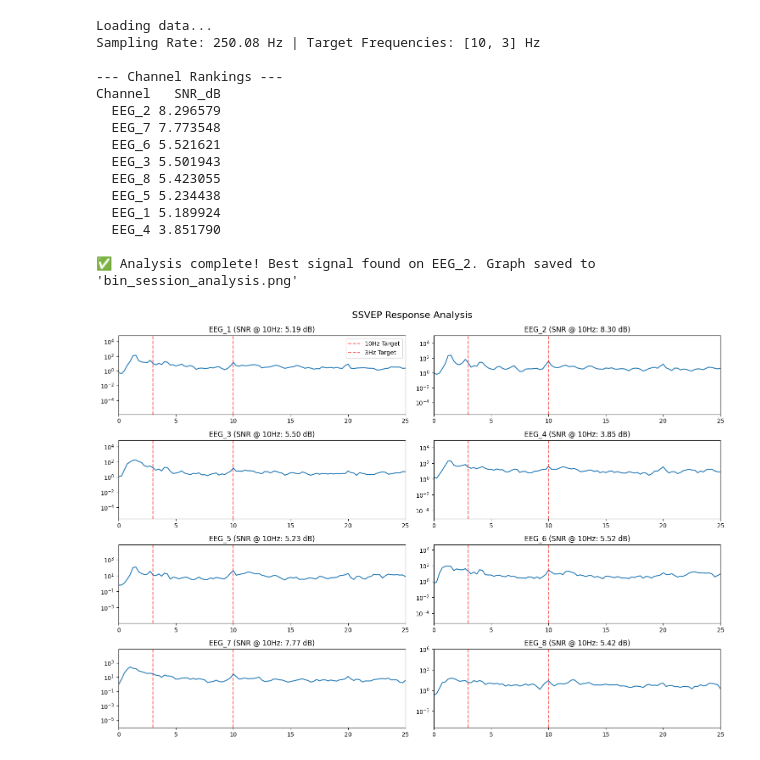
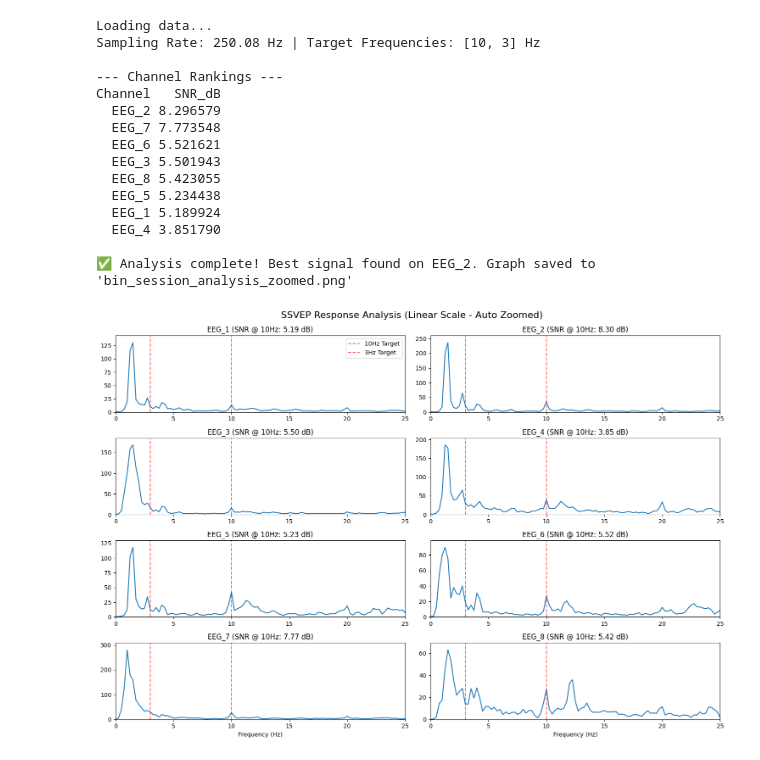
Before and after one commit to Tiga1423/MUC-final-project, a Jupyter notebook: Data Analysis/processing.ipynb, the cells around one changed output. Drawn from its saved outputs; the diff is of its cells as text; code cells hidden in the pictures.

```diff
--- a/Data Analysis/processing.ipynb
+++ b/Data Analysis/processing.ipynb
@@ -10,13 +10,13 @@ def process_bci_session(bin_file_path, json_file_path):
     print("Loading data...")
     # 1. Load the BIN file
     with open(bin_file_path, 'rb') as fh:
-        # Unpack binary data (11 doubles per row) and skip the first 10 rows of junk/setup
+        # Unpack binary data (11 doubles per row) and skip the first 10 rows
         eeg_data_parsed = np.array(list(struct.iter_unpack('d'*11, fh.read())))[10:, :]
 
     # Extract columns based on your BCI format
     eeg_channels = eeg_data_parsed[:, 0:8]
     eeg_device_ts = eeg_data_parsed[:, 8] * 1e3
-    eeg_record_ts = eeg_data_parsed[:, 10] # Using Unix epoch record time
+    eeg_record_ts = eeg_data_parsed[:, 10]
 
     # 2. Load the JSON Interface Log
     with open(json_file_path, 'r') as f:
@@ -26,11 +26,9 @@ def process_bci_session(bin_file_path, json_file_path):
     targets = [opt['freq'] for opt in log_data['config']['options']]
 
     # 3. Synchronize using exact Unix Epoch Timestamps
-    # Find the timestamps for when the stimulus started and stopped
     play_events = [e for e in log_data['events'] if e['type'] == 'play']
     pause_events = [e for e in log_data['events'] if e['type'] == 'pause']
 
-    # Analyze the most recent run (last play to last pause)
     start_ts = play_events[-1]['timestamp']
     end_ts = pause_events[-1]['timestamp']
 
@@ -42,11 +40,9 @@ def process_bci_session(bin_file_path, json_file_path):
     fs = 1000.0 / np.mean(np.diff(eeg_device_ts))
     print(f"Sampling Rate: {fs:.2f} Hz | Target Frequencies: {targets} Hz")
 
-    # 4. Filter the Signal (No Notch Filter - Hardware handles noise cancellation)
+    # 4. Filter the Signal
     def apply_bandpass(data, fs):
         nyq = 0.5 * fs
-        # Standard Bandpass: 1Hz to Nyquist limit.
-        # This removes DC drift (wandering baseline) but leaves the rest untouched.
         b, a = butter(4, [1.0/nyq, (fs/2 - 1.0)/nyq], btype='band')
         return lfilter(b, a, data)
 
@@ -55,9 +51,8 @@ def process_bci_session(bin_file_path, json_file_path):
     results = []
 
     plt.figure(figsize=(15, 10))
-
-    # We will rank based on the patient looking at the first option (e.g., 10Hz)
     primary_target = targets[0]
+    display_max_f = max(targets) + 15 # The maximum frequency we want to show on the X-axis
 
     for i in range(8):
         # Center and Bandpass
@@ -67,11 +62,10 @@ def process_bci_session(bin_file_path, json_file_path):
         # Calculate Power Spectral Density using Welch's method
         f, pxx = welch(clean_signal, fs, nperseg=int(fs*4))
 
-        # Calculate Signal-to-Noise Ratio (SNR) at the target frequency
+        # Calculate Signal-to-Noise Ratio (SNR)
         idx_target = np.argmin(np.abs(f - primary_target))
         power_target = pxx[idx_target]
 
-        # Calculate background noise power around the target
         mask_noise = (f >= (primary_target - 2)) & (f <= (primary_target + 2))
         mask_target = (f >= (primary_target - 0.5)) & (f <= (primary_target + 0.5))
         noise_power = np.mean(pxx[mask_noise & ~mask_target])
@@ -79,46 +73,61 @@ def process_bci_session(bin_file_path, json_file_path):
         snr = 10 * np.log10(power_target / noise_power) if noise_power > 0 else 0
         results.append({'Channel': channels[i], 'SNR_dB': snr})
 
-        # Plotting
+        # --- PLOTTING LOGIC ---
         plt.subplot(4, 2, i+1)
-        plt.semilogy(f, pxx)
+
+        # Plot the actual linear data
+        plt.plot(f, pxx)
+
+        # Draw target lines
         for t in targets:
             plt.axvline(t, color='red', linestyle='--', alpha=0.6, label=f'{t}Hz Target')
-        plt.xlim(0, max(targets) + 15) # Zoom graph to relevant low frequencies
+
+        # Dynamically scale the Y-axis to ONLY look at the peaks within our X-axis window
+        valid_idx = (f >= 0) & (f <= display_max_f)
+        local_max_power = np.max(pxx[valid_idx])
+
+        plt.xlim(0, display_max_f)
+        plt.ylim(0, local_max_power * 1.1) # Set Y-axis to the highest visible peak + 10% headroom
+
         plt.title(f"{channels[i]} (SNR @ {primary_target}Hz: {snr:.2f} dB)")
-        if i == 0: plt.legend()
+
+        if i == 0:
+            plt.legend()
+        if i >= 6:
+            plt.xlabel("Frequency (Hz)")
 
     plt.tight_layout()
-    plt.suptitle("SSVEP Response Analysis", y=1.02, fontsize=16)
-    plt.savefig('bin_session_analysis.png')
+    plt.suptitle("SSVEP Response Analysis (Linear Scale - Auto Zoomed)", y=1.02, fontsize=16)
+    plt.savefig('bin_session_analysis_zoomed.png')
 
     # 6. Export Results
     rankings_df = pd.DataFrame(results).sort_values(by='SNR_dB', ascending=False)
     print("\n--- Channel Rankings ---")
     print(rankings_df.to_string(index=False))
 
     best_ch = rankings_df.iloc[0]['Channel']
-    print(f"\n✅ Analysis complete! Best signal found on {best_ch}. Graph saved to 'bin_session_analysis.png'")
+    print(f"\n✅ Analysis complete! Best signal found on {best_ch}. Graph saved to 'bin_session_analysis_zoomed.png'")
 
 if __name__ == "__main__":
     process_bci_session(
         bin_file_path='eeg_data_04072026_2125.bin',
         json_file_path='ssvep-log-1775611640328.json'
     )
 # %% [output]
 Loading data...
 Sampling Rate: 250.08 Hz | Target Frequencies: [10, 3] Hz
 
 --- Channel Rankings ---
 Channel   SNR_dB
   EEG_2 8.296579
   EEG_7 7.773548
   EEG_6 5.521621
   EEG_3 5.501943
   EEG_8 5.423055
   EEG_5 5.234438
   EEG_1 5.189924
   EEG_4 3.851790
 
-✅ Analysis complete! Best signal found on EEG_2. Graph saved to 'bin_session_analysis.png'
+✅ Analysis complete! Best signal found on EEG_2. Graph saved to 'bin_session_analysis_zoomed.png'
-[figure, old version]
+[figure, new version]
```
Also changed, not shown: 2 other files.
